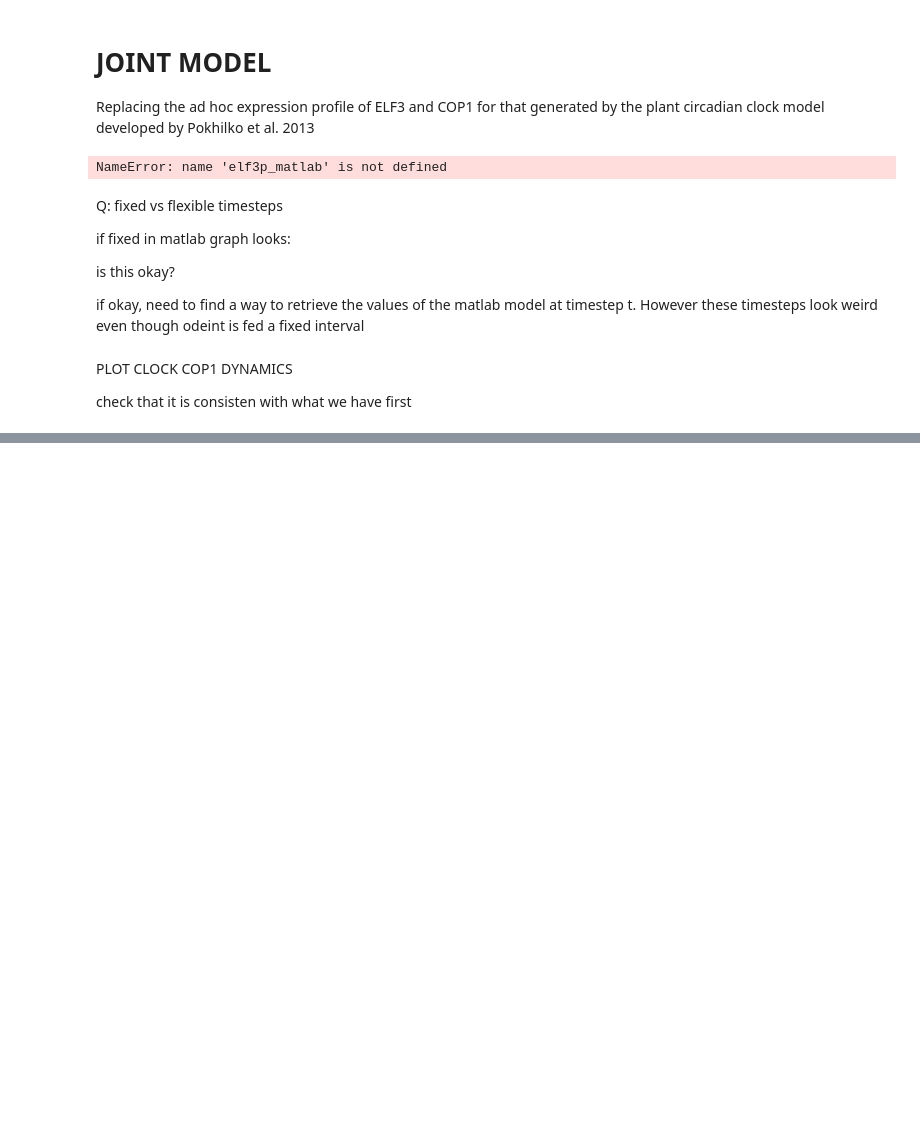
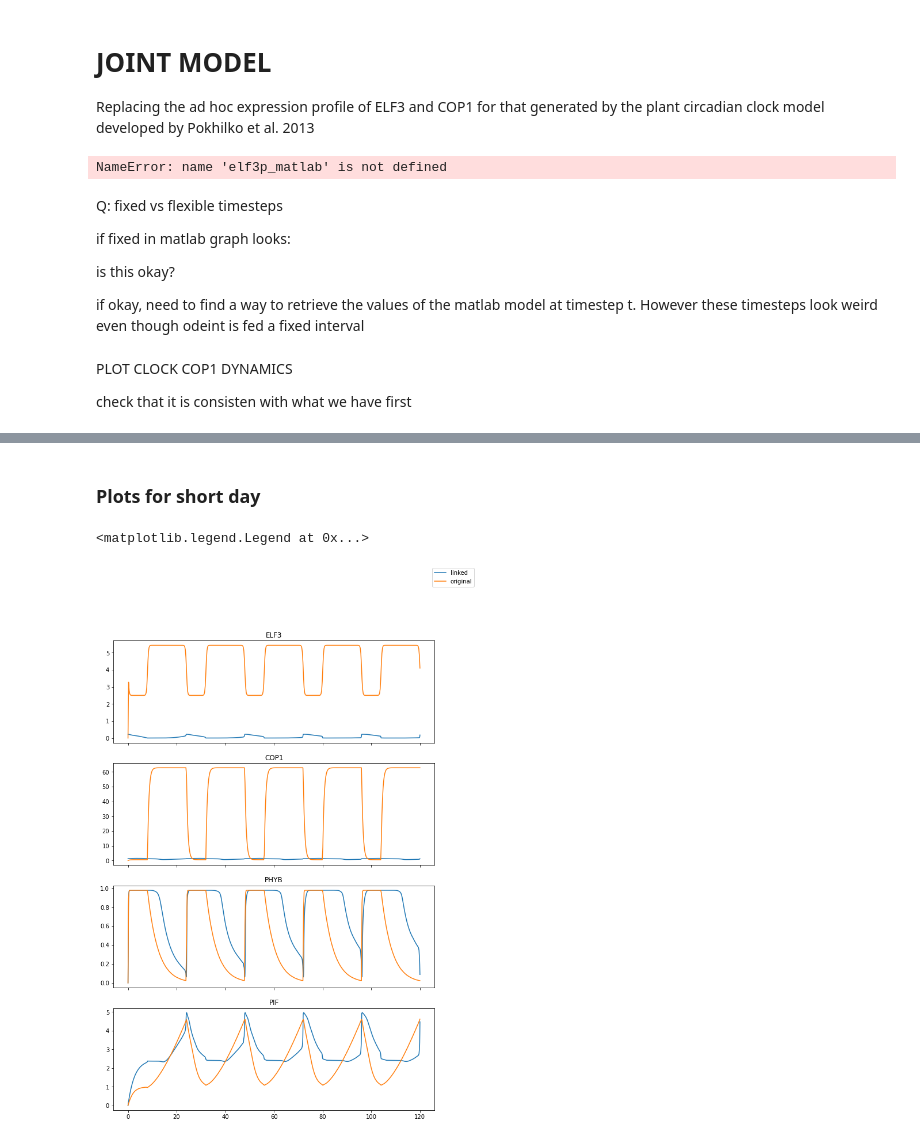
Before and after one commit to cbantock/arabidopsis_clock_linked_growth_model, a Jupyter notebook: CB_hypocotyl_growth_model.ipynb, the cells around one changed output, grey strips where cells are left out. Drawn from its saved outputs; the diff is of its cells as text; code cells hidden in the pictures; blank space fills up the shorter version.

```diff
--- a/CB_hypocotyl_growth_model.ipynb
+++ b/CB_hypocotyl_growth_model.ipynb
@@ -799,0 +921,4 @@ check that it is consisten with what we have first
+# %%
+hypo_results_short_day_url='https://raw.githubusercontent.com/cbantock/arabidopsis_clock_growth_model/main/hypo_results_short_day_proteins.csv'
+hypo_results_short_day_data = requests.get(hypo_results_short_day_url).content
+hypo_results_short_day_df = pd.read_csv(io.StringIO(hypo_results_short_day_data.decode('utf-8')))
@@ -799,0 +962,33 @@ check that it is consisten with what we have first
+# %% [markdown]
+### Plots for short day
+# %%
+fig, ax = plt.subplots(4, sharex=True, figsize=(10,15))
+
+# ELF3
+ax[0].plot(growth_model_linked['time_steps'], growth_model_linked['ELF3'], label = 'joint')
+ax[0].plot(hypo_results_short_day_df['Time'], hypo_results_short_day_df['ELF322'], label = 'original')
+#ax[0].legend(loc='best')
+ax[0].set_title('ELF3')
+
+# COP1
+ax[1].plot(growth_model_linked['time_steps'], growth_model_linked['COP1'], label = 'joint' )
+ax[1].plot(hypo_results_short_day_df['Time'], hypo_results_short_day_df['COP122'], label = 'original')
+#ax[1].legend(loc='best')
+ax[1].set_title('COP1')
+
+# PHYB
+ax[2].plot(growth_model_linked['time_steps'], growth_model_linked['PHYB'], label = 'joint' )
+ax[2].plot(hypo_results_short_day_df['Time'], hypo_results_short_day_df['phyb22'], label = 'original')
+#ax[2].legend(loc='best')
+ax[2].set_title('PHYB')
+
+# PIF
+ax[3].plot(growth_model_linked['time_steps'], growth_model_linked['PIF'], label = 'joint' )
+ax[3].plot(hypo_results_short_day_df['Time'], hypo_results_short_day_df['PIF422'], label = 'original')
+#ax[3].legend(loc='best')
+ax[3].set_title('PIF')
+
+fig.legend(labels = ['linked', 'original'])
+# %% [output]
+<matplotlib.legend.Legend at 0x...>
+[figure, added]
```
Also changed, not shown: parts of 26 cells of this notebook.
